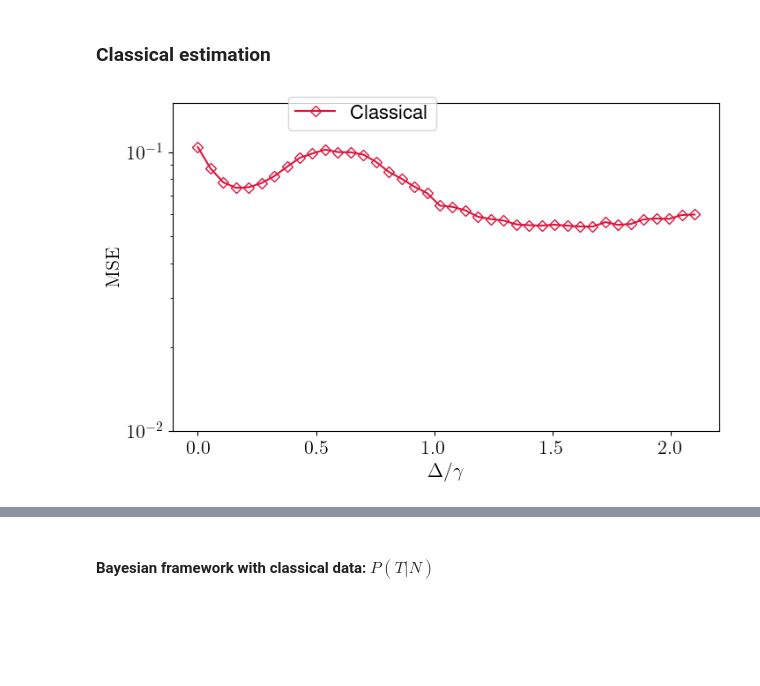
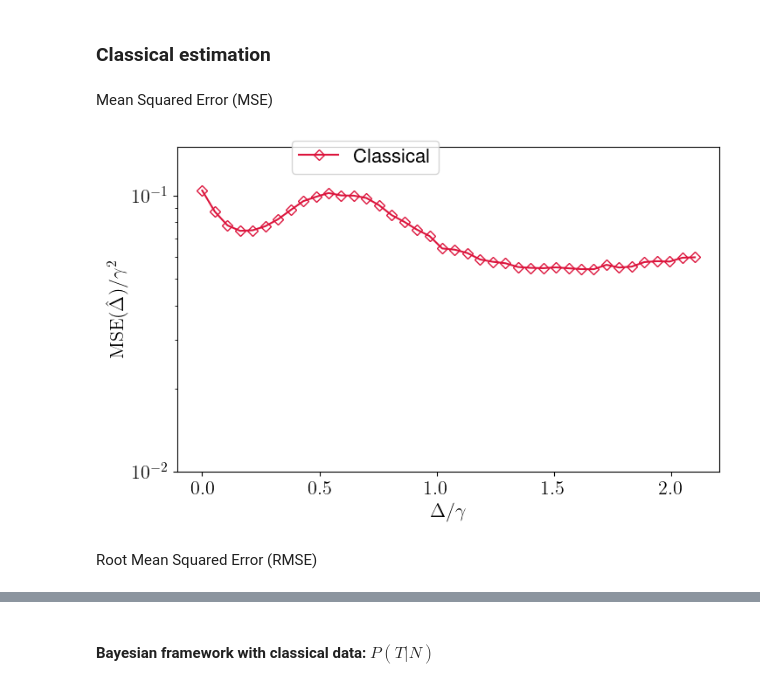
Before and after one commit to CarlosSMWolff/ParamEst-NN, a Jupyter notebook: notebooks/3-Results.ipynb, the cells around one changed output, grey strips where cells are left out. Cells and saved outputs as stored; diff of their text form; code cells hidden in the pictures; blank space fills up the shorter version.

Commit message:
Update results: general benchmarking function, y_noise analysis

```diff
--- a/notebooks/3-Results.ipynb
+++ b/notebooks/3-Results.ipynb
@@ -485,9 +477,9 @@ plt.show()
 # %%
 import numpy as np
 
-def delta_pred_TLS(T:float, Omega:float, gamma:float, n:float)-> float:
+def delta_pred_TLS_Classical(T:float, Omega:float = 1., gamma:float = 1., n:float = 48)-> float:
     """
-    Calculate the predicted value of delta assuming that the number of clicks follows a Poissonian distribution with a mean given by the TLS population.
+    Calculate the predicted value of delta from classical estimations.
 
     Parameters:
     T: Total evolution time.
@@ -508,3 +500,12 @@ def delta_pred_TLS(T:float, Omega:float, gamma:float, n:float)-> float:
     )
 
     return delta
+
+# Define predictor function
+
+def predictor_classical(taus_matrix):
+    tflist=np.sum(taus_matrix,axis =1)
+
+    return np.array([
+        delta_pred_TLS_Classical(T)
+                     for T in tflist])
@@ -537,12 +512,20 @@ estimationsClassical = np.asarray(Estimation_list)
+# %%
+MSE_Class, RMSE_Class, Estimation_Class, sdMSE_Class, sdRMSE_Class = benchmark_predictor(predictor_classical)
+# %% [markdown]
+Mean Squared Error (MSE)
 # %%
 fix, ax = plt.subplots(figsize=(8,8))
-ax.plot(deltalist,MSE_Class, 'D-',  label= "Classical", color = "crimson",markerfacecolor='none')
 
+color = "crimson"
+ax.plot(deltalist,MSE_Class, 'D-',  label= "Classical", color = color,markerfacecolor='none')
 
-ax.set_xlabel("$\Delta/\gamma$"), ax.set_ylabel("$\\mathrm{MSE}$"), ax.set_yscale("log"),
+ax.set_xlabel("$\Delta/\gamma$"), ax.set_ylabel("$\\mathrm{MSE}(\hat\Delta)/\gamma^2$")
+ax.set_yscale("log"),
 ax.set_box_aspect(0.6)
 ax.set_ylim(0.01,0.15)
 ax.legend( bbox_to_anchor=(0.5, 1.05))
 plt.show()
 # %% [output]
-[figure, old version]
+[figure, new version]
+# %% [markdown]
+Root Mean Squared Error (RMSE)
```
Also changed, not shown: parts of 42 cells of this notebook, 1 other file.
